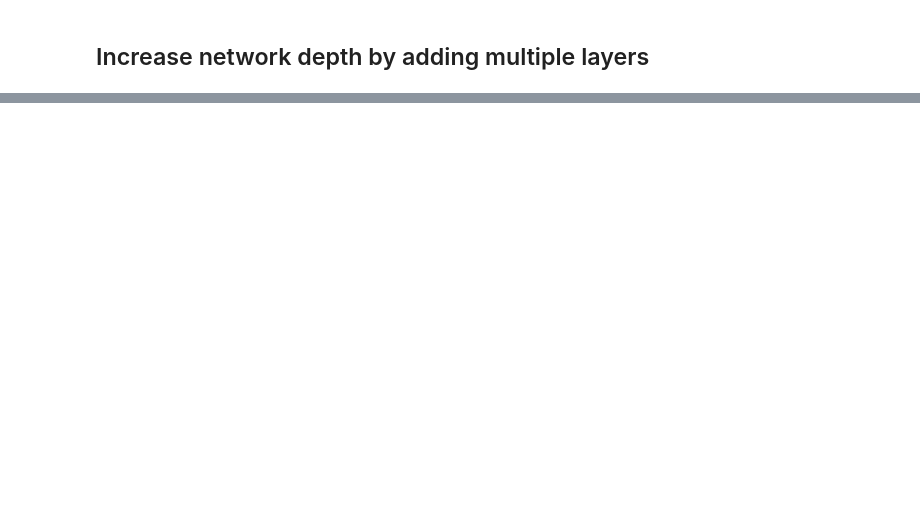
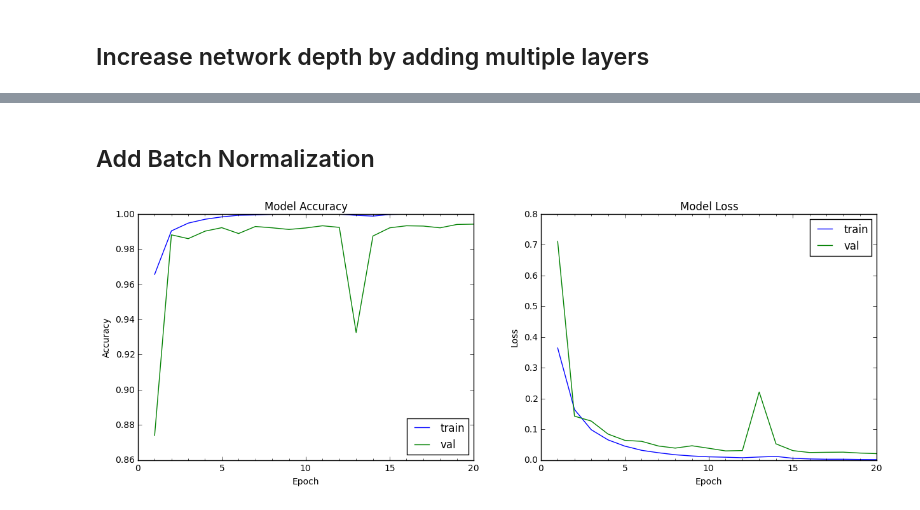
Before and after one commit to parneetk/Neural-Networks-in-Keras, a Jupyter notebook: 02_CNN_MNIST.ipynb, the cells around one changed output, grey strips where cells are left out. Saved outputs shown, nothing was run; the diff lists cells and outputs as text; code cells hidden in the pictures; blank space fills up the shorter version.

```diff
--- a/02_CNN_MNIST.ipynb
+++ b/02_CNN_MNIST.ipynb
@@ -259,0 +197,33 @@ Accuracy on test data is: 99.20
+# %% [markdown]
+## Add Batch Normalization
+# %%
+# Define the model
+model5 = Sequential()
+model5.add(Convolution2D(32, 3, 3, border_mode='valid', input_shape=(1, 28, 28)))
+model5.add(BatchNormalization())
+model5.add(Activation("relu"))
+model5.add(Convolution2D(32, 3, 3,  border_mode='valid'))
+model5.add(BatchNormalization())
+model5.add(Activation("relu"))
+model5.add(MaxPooling2D(pool_size=(2, 2)))
+model5.add(Flatten())
+model5.add(Dense(128))
+model5.add(BatchNormalization())
+model5.add(Activation("relu"))
+model5.add(Dense(num_classes))
+model5.add(BatchNormalization())
+model5.add(Activation("softmax"))
+# model5 the model
+model5.compile(optimizer='adam', loss='categorical_crossentropy', metrics=['accuracy'])
+# Train the model
+start = time.time()
+model5_info = model5.fit(train_features, train_labels, batch_size=128, \
+                         nb_epoch=20, verbose=0, validation_split=0.2)
+end = time.time()
+# plot model history
+plot_model_history(model5_info)
+print "Model took %0.2f seconds to train"%(end - start)
+# compute test accuracy
+print "Accuracy on test data is: %0.2f"%accuracy(test_features, test_labels, model5)
+# %% [output]
+[figure, added]
```
Also changed, not shown: parts of 22 cells of this notebook.
